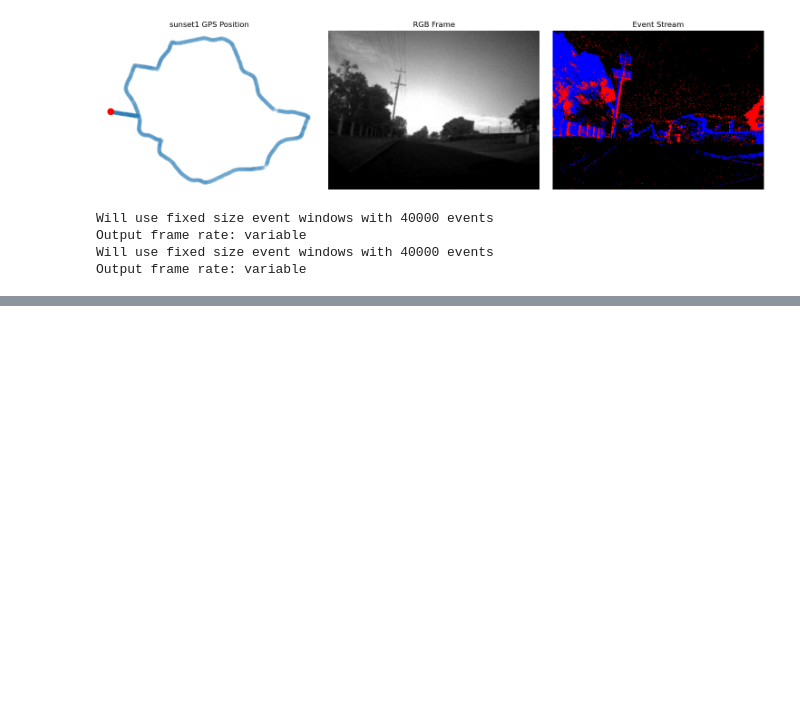
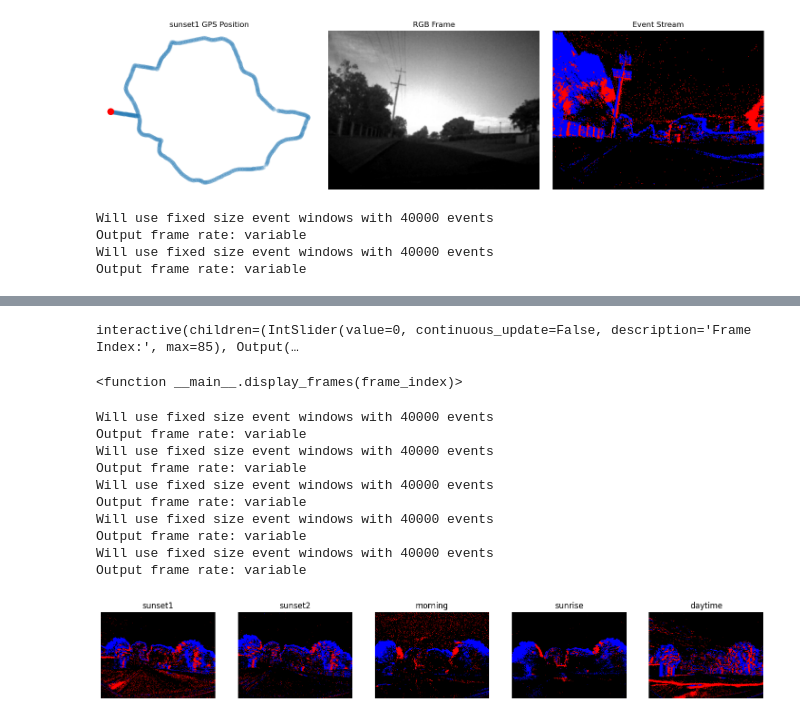
Before and after one commit to GeoffroyK/EventVPR, a Jupyter notebook: notebooks/proper_extraction.ipynb, the cells around one changed output, grey strips where cells are left out. Saved outputs shown, nothing was run; the diff lists cells and outputs as text; code cells hidden in the pictures; blank space fills up the shorter version.

```diff
--- a/notebooks/proper_extraction.ipynb
+++ b/notebooks/proper_extraction.ipynb
@@ -569,0 +587,73 @@ IndexError: index 80 is out of bounds for axis 0 with size 1
+# %%
+import ipywidgets as widgets
+from ipywidgets import interact, interactive, fixed
+
+# Function to display frames for a given frame_index
+def display_frames(frame_index):
+    plt.figure(figsize=(20, 11))
+    for index, traverse in enumerate(extract_traverses):
+        plt.subplot(1, len(extract_traverses), index + 1)
+        image_index = matched_timestamp[traverse][sampled_points[traverse][frame_index]]
+        frame = np.array(Image.open(timestamp_file_path[traverse][image_index]).convert('L'))
+        plt.imshow(frame, cmap="gray")
+    plt.show()
+
+# Create a slider for frame_index
+frame_slider = widgets.IntSlider(
+    value=0,  # Initial value
+    min=0,  # Minimum value
+    max=len(sampled_points[extract_traverses[0]]) - 1,  # Maximum value (based on sampled points)
+    step=1,  # Step size
+    description='Frame Index:',  # Slider label
+    continuous_update=False  # Update only when released
+)
+
+# Link the slider to the display function
+widgets.interact(display_frames, frame_index=frame_slider)
+# %% [output]
+interactive(children=(IntSlider(value=0, continuous_update=False, description='Frame Index:', max=85), Output(…
+<function __main__.display_frames(frame_index)>
+# %%
+num_events = 40_000
+BEGINNING_WINDOW = 0.5
+prefix_folder = "./extracted_places/"
+
+plt.figure(figsize=(18,10))
+for index, traverse in enumerate(extract_traverses):
+    event_reader = FixedSizeEventReader(event_paths[traverse], num_events=num_events)
+    plt.subplot(1, len(extract_traverses), index+1)
+    for i in range(2):
+        image_index = matched_timestamp[traverse][sampled_points[traverse][i]]
+        event_pattern = next(event_reader)
+        goal_place = calibrated_timestamps[traverse][i]
+
+        current_place = []
+
+        while event_pattern[0][0] < goal_place - BEGINNING_WINDOW:
+            try:
+                event_pattern = next(event_reader)
+            except StopIteration:
+                break
+        while event_pattern[0][0] < goal_place + BEGINNING_WINDOW:
+            current_place.append(event_pattern)
+            try:
+                event_pattern = next(event_reader)
+            except StopIteration:
+                break
+
+        plt.imshow(getVisualReprTimeWindow(convertListOfEventsIn2DVector(event_pattern)))
+        plt.axis('off')
+        plt.title(traverse)
+plt.show()
+# %% [output]
+Will use fixed size event windows with 40000 events
+Output frame rate: variable
+Will use fixed size event windows with 40000 events
+Output frame rate: variable
+Will use fixed size event windows with 40000 events
+Output frame rate: variable
+Will use fixed size event windows with 40000 events
+Output frame rate: variable
+Will use fixed size event windows with 40000 events
+Output frame rate: variable
+[figure, added]
```
Also changed, not shown: parts of 8 cells of this notebook.
